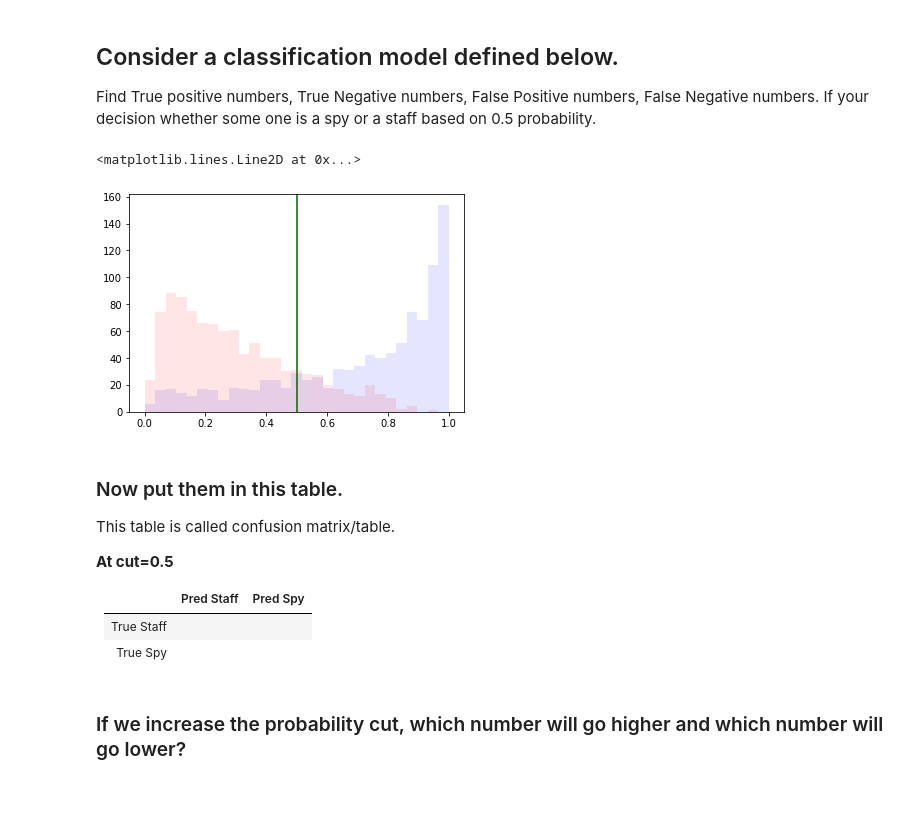
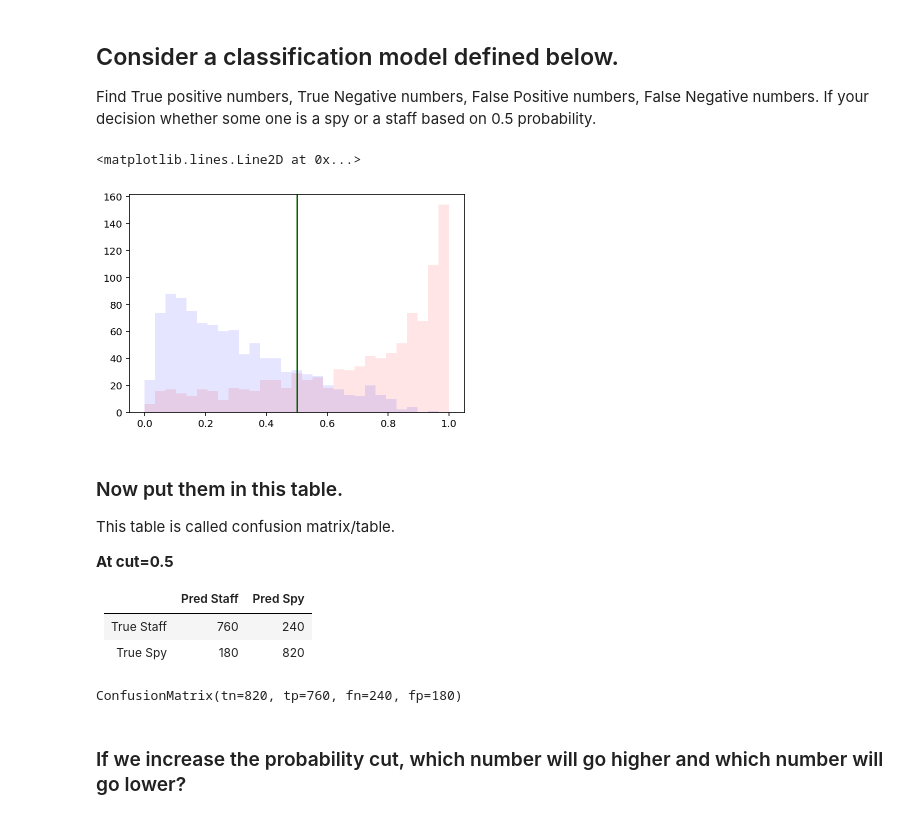
Before and after one commit to muic-pattern-rekt-2018/Exercise04, a Jupyter notebook: Exercise 4 Picking a Cut ROC and Multiclass Problem.ipynb, the cells around one changed output. Cells and saved outputs as stored; diff of their text form; code cells hidden in the pictures.

```diff
--- a/Exercise 4 Picking a Cut ROC and Multiclass Problem.ipynb
+++ b/Exercise 4 Picking a Cut ROC and Multiclass Problem.ipynb
@@ -67,9 +78,9 @@ Find True positive numbers, True Negative numbers, False Positive numbers, False
 # %%
 lgst = Logistic().train(xs, ys)
 pred = lgst.predict(xs)
-plt.hist(pred[ys==1],color='b',bins=np.linspace(0,1,30), alpha=0.1)
-plt.hist(pred[ys==-1],color='r',bins=np.linspace(0,1,30), alpha=0.1)
+plt.hist(pred[ys==1],color='r',bins=np.linspace(0,1,30), alpha=0.1)
+plt.hist(pred[ys==-1],color='b',bins=np.linspace(0,1,30), alpha=0.1)
 plt.axvline(0.5, color='darkgreen')
 # %% [output]
 <matplotlib.lines.Line2D at 0x...>
-[figure, old version]
+[figure, new version]
@@ -81,8 +95,28 @@ This table is called confusion matrix/table.
 
 |            	| Pred Staff 	| Pred Spy 	|
 |------------	|------------	|----------	|
-| True Staff 	|            	|          	|
-| True Spy   	|            	|          	|
+| True Staff 	|    760      	|   240    	|
+| True Spy   	|    180      	|   820   	|
+# %%
+from dataclasses import dataclass
+@dataclass
+class ConfusionMatrix:
+    tn: float
+    tp: float
+    fn: float
+    fp: float
+
+def compute_confusition_matrix(prob, true_class, threshold) -> ConfusionMatrix:
+    return ConfusionMatrix(
+        tn = np.sum((true_class==-1) & (prob<threshold)),
+        tp = np.sum((true_class==1) & (prob>=threshold)),
+        fn = np.sum((true_class==1) & (prob<threshold)),
+        fp = np.sum((true_class==-1) & (prob>=threshold))
+    )
+
+compute_confusition_matrix(pred, ys, 0.5)
+# %% [output]
+ConfusionMatrix(tn=820, tp=760, fn=240, fp=180)
 # %% [markdown]
 ### If we increase the probability cut, which number will go higher and which number will go lower?
 # %% [markdown]
```
Also changed, not shown: parts of 8 cells of this notebook.
